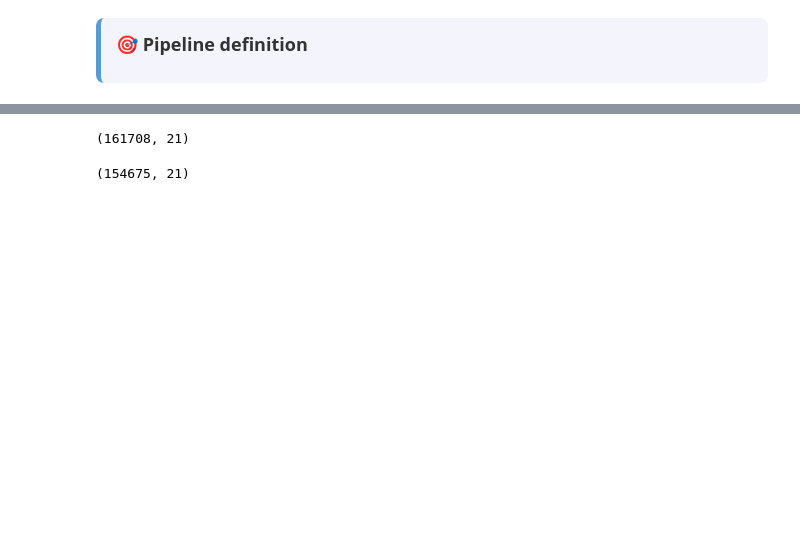
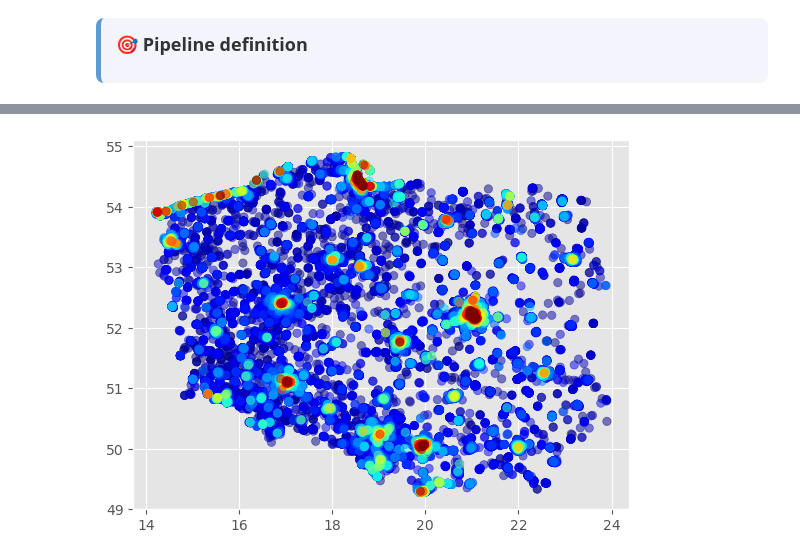
Before and after one commit to milonpabis/price-predictor-poland2024, a Jupyter notebook: notebooks/outliers-detection.ipynb, the cells around one changed output, grey strips where cells are left out. Saved outputs shown, nothing was run; the diff lists cells and outputs as text; code cells hidden in the pictures; blank space fills up the shorter version.

```diff
--- a/notebooks/outliers-detection.ipynb
+++ b/notebooks/outliers-detection.ipynb
@@ -268,6 +286,8 @@ plt.show()
 <strong>🎯 Pipeline definition</strong>
 </div>
 # %%
+import geopandas as gpd
+
 class FilterOutliers:
 
     def __init__(self, df: pd.DataFrame) -> None:
@@ -301,12 +321,31 @@ class FilterOutliers:
         print("build_year: ", num_deleted)
         return self
 
+    def rooms(self):
+        f_arg = (self.df["rooms"].between(1, 5)) | (self.df["rooms"].isna())
+        num_deleted = len(np.where(f_arg == False)[0])
+        self.df = self.df[f_arg]
+        print("rooms: ", num_deleted)
+        return self
+
+    def poland_bounds(self):
+        BOUNDS = [("longitude", 14.122222, 24.145889), ("latitude", 49.002046, 54.905476)]
+        for col, min_val, max_val in BOUNDS:
+            f_arg = self.df[col].between(min_val, max_val)
+            num_deleted = len(np.where(f_arg == False)[0])
+            self.df = self.df[f_arg]
+            print(f"{col}: {num_deleted}")
+        return self
+
+
     def run(self) -> pd.DataFrame:
         return (
             self.floor_num()
             .price()
             .area()
             .build_year()
+            .rooms()
+            .poland_bounds()
             .df
         )
 # %%
@@ -320,8 +362,6 @@ build_year:  997
-# %%
-df.shape
-# %% [output]
-(161708, 21)
-# %%
-dff.shape
-# %% [output]
-(154675, 21)
+# %%
+dff = dff.sort_values(by="price", ascending=True)
+plt.scatter(dff["longitude"], dff["latitude"], alpha=0.5, c=dff["price"], cmap="jet")
+plt.show()
+# %% [output]
+[figure, added]
```
Also changed, not shown: parts of 5 cells of this notebook, 3 other files.
